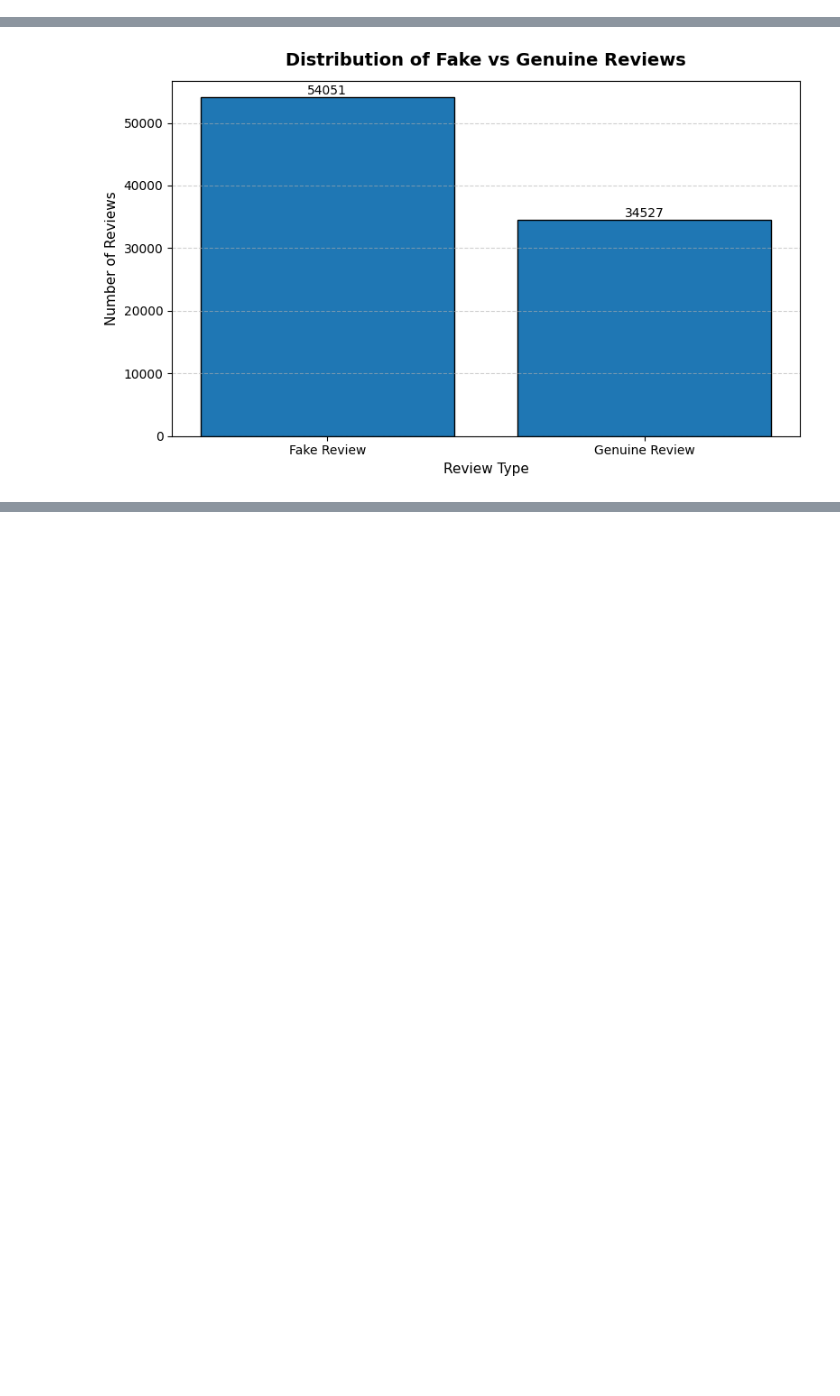
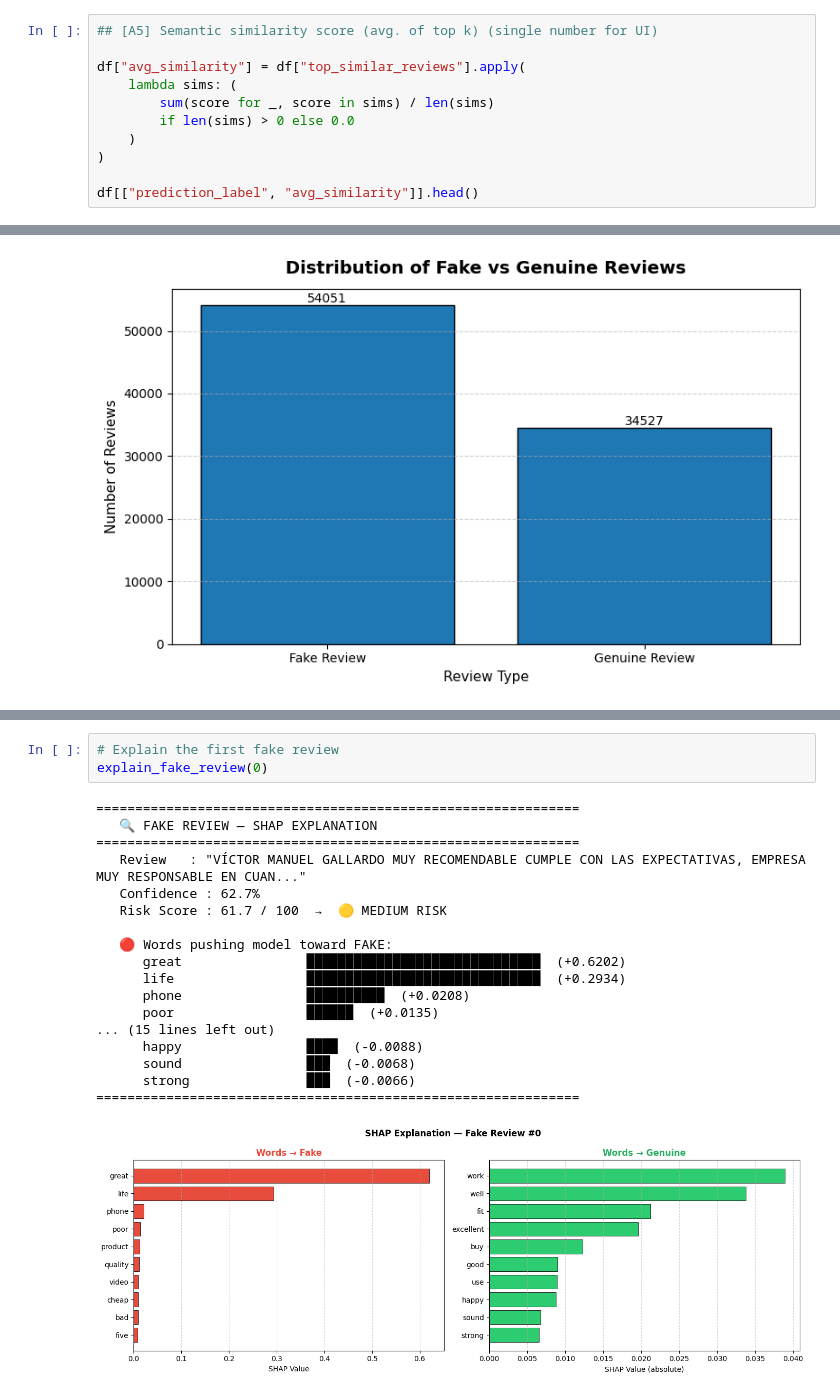
Before and after one commit to DeeptanshuPal/Fake-Product-Review-Monitoring, a Jupyter notebook: LSA_Reviews_new.ipynb, the cells around one changed output, grey strips where cells are left out. Saved outputs shown, nothing was run; the diff lists cells and outputs as text; blank space fills up the shorter version.

```diff
--- a/LSA_Reviews_new.ipynb
+++ b/LSA_Reviews_new.ipynb
@@ -340,0 +412,11 @@ df[["prediction_label", "confidence"]].head()
+# %%
+## [A5] Semantic similarity score (avg. of top k) (single number for UI)
+
+df["avg_similarity"] = df["top_similar_reviews"].apply(
+    lambda sims: (
+        sum(score for _, score in sims) / len(sims)
+        if len(sims) > 0 else 0.0
+    )
+)
+
+df[["prediction_label", "avg_similarity"]].head()
@@ -377,0 +1585,22 @@ plt.show()
+# %%
+# Explain the first fake review
+explain_fake_review(0)
+# %% [output]
+==============================================================
+   🔍 FAKE REVIEW — SHAP EXPLANATION
+==============================================================
+   Review   : "VÍCTOR MANUEL GALLARDO MUY RECOMENDABLE CUMPLE CON LAS EXPECTATIVAS, EMPRESA MUY RESPONSABLE EN CUAN..."
+   Confidence : 62.7%
+   Risk Score : 61.7 / 100  →  🟡 MEDIUM RISK
+
+   🔴 Words pushing model toward FAKE:
+      great                ██████████████████████████████  (+0.6202)
+      life                 ██████████████████████████████  (+0.2934)
+      phone                ██████████  (+0.0208)
+      poor                 ██████  (+0.0135)
+... (15 lines left out)
+      happy                ████  (-0.0088)
+      sound                ███  (-0.0068)
+      strong               ███  (-0.0066)
+==============================================================
+[figure, added]
```
Also changed, not shown: parts of 50 cells of this notebook, 9 other files.
